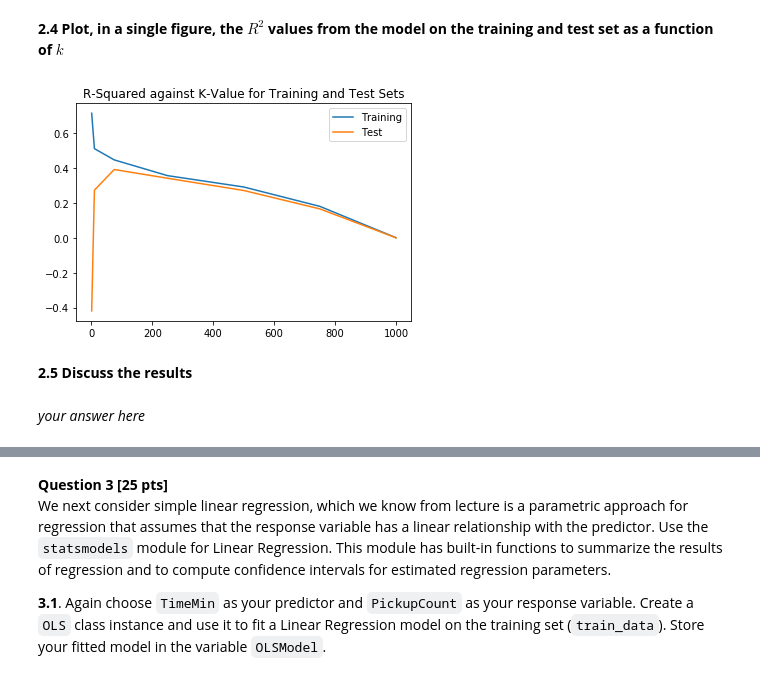
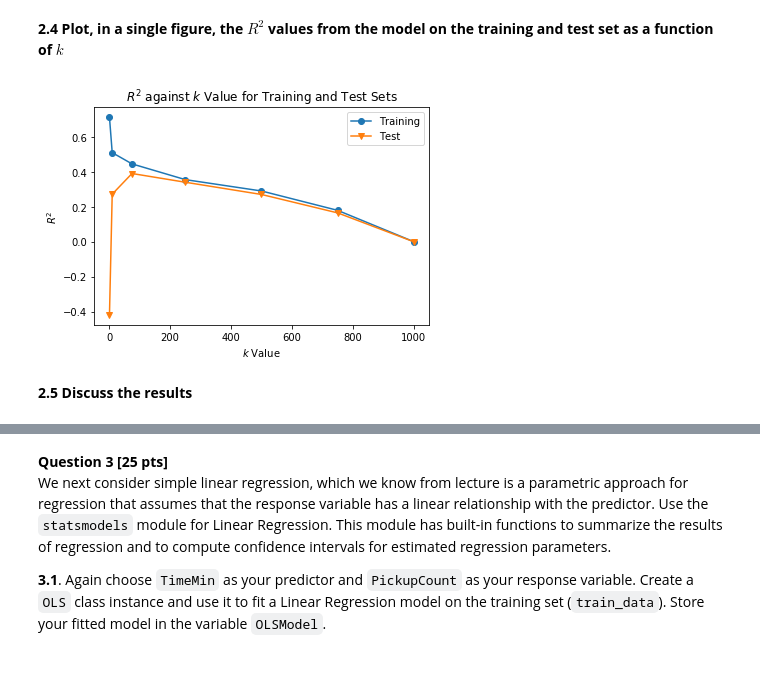
Before and after one commit to tmaounis/cs109a_hw2, a Jupyter notebook: cs109a_hw2_109.ipynb, the cells around one changed output, grey strips where cells are left out. Saved outputs shown, nothing was run; the diff lists cells and outputs as text; code cells hidden in the pictures.

```diff
--- a/cs109a_hw2_109.ipynb
+++ b/cs109a_hw2_109.ipynb
@@ -201,14 +201,14 @@ print (tabulate(score_dict, headers="keys"))
 **2.4 Plot, in a single figure, the $R^2$ values from the model on the training and test set as a function of $k$**
 # %%
 # your code here
-plt.plot(score_dict["K Value"],score_dict["Training R-Squared Score"],label="Training")
-plt.plot(score_dict["K Value"],score_dict["Test R-Squared Score"],label="Test")
+plt.plot(score_dict["K Value"],score_dict["Training R-Squared Score"],label="Training",marker='o')
+plt.plot(score_dict["K Value"],score_dict["Test R-Squared Score"],label="Test",marker='v')
+plt.xlabel("$k$ Value")
+plt.ylabel("$R^2$")
 plt.legend()
-plt.title("R-Squared against K-Value for Training and Test Sets")
+plt.title("$R^2$ against $k$ Value for Training and Test Sets")
 plt.show()
 # %% [output]
-[figure, old version]
+[figure, new version]
 # %% [markdown]
 **2.5 Discuss the results**
-# %% [markdown]
-*your answer here*
```
Also changed, not shown: parts of 1 cell of this notebook.
